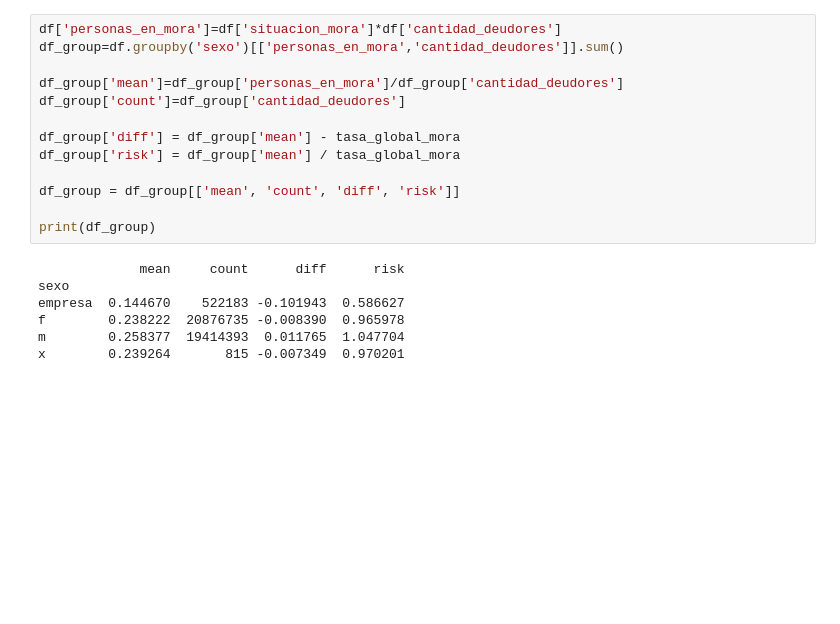
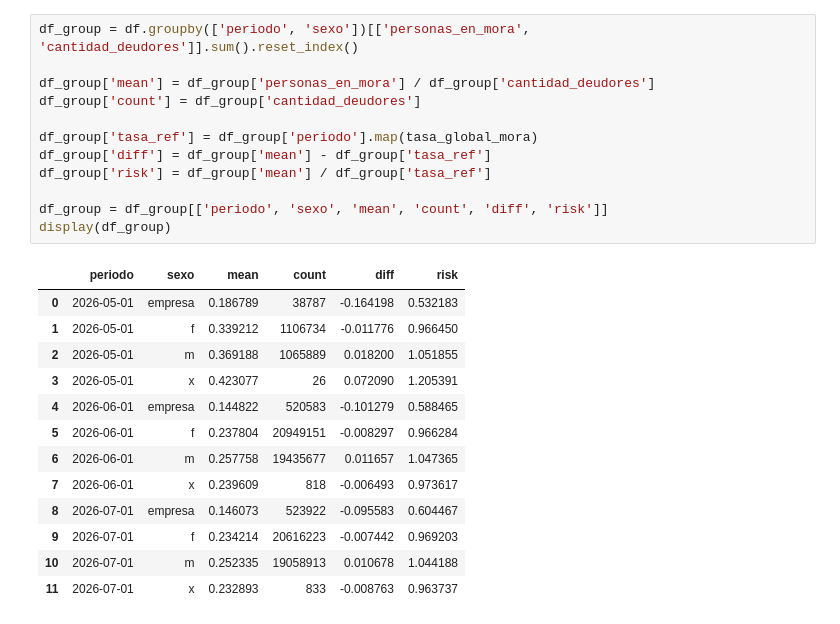
Before and after one commit to rfhfmnn/deudores-bcra, a Jupyter notebook: 3_stats.ipynb, the cells around one changed output. Drawn from its saved outputs; the diff is of its cells as text; blank space fills up the shorter version.

```diff
--- a/3_stats.ipynb
+++ b/3_stats.ipynb
@@ -71,23 +90,29 @@ print(mora_female,mora_varones)
 # %%
-df['personas_en_mora']=df['situacion_mora']*df['cantidad_deudores']
-df_group=df.groupby('sexo')[['personas_en_mora','cantidad_deudores']].sum()
+df_group = df.groupby(['periodo', 'sexo'])[['personas_en_mora', 'cantidad_deudores']].sum().reset_index()
 
-df_group['mean']=df_group['personas_en_mora']/df_group['cantidad_deudores']
-df_group['count']=df_group['cantidad_deudores']
+df_group['mean'] = df_group['personas_en_mora'] / df_group['cantidad_deudores']
+df_group['count'] = df_group['cantidad_deudores']
 
-df_group['diff'] = df_group['mean'] - tasa_global_mora
-df_group['risk'] = df_group['mean'] / tasa_global_mora
+df_group['tasa_ref'] = df_group['periodo'].map(tasa_global_mora)
+df_group['diff'] = df_group['mean'] - df_group['tasa_ref']
+df_group['risk'] = df_group['mean'] / df_group['tasa_ref']
 
-df_group = df_group[['mean', 'count', 'diff', 'risk']]
-
-print(df_group)
+df_group = df_group[['periodo', 'sexo', 'mean', 'count', 'diff', 'risk']]
+display(df_group)
 # %% [output]
-             mean     count      diff      risk
-sexo
-empresa  0.144670    522183 -0.101943  0.586627
-f        0.238222  20876735 -0.008390  0.965978
-m        0.258377  19414393  0.011765  1.047704
-x        0.239264       815 -0.007349  0.970201
+|  | periodo | sexo | mean | count | diff | risk |
+| 0 | 2026-05-01 | empresa | 0.186789 | 38787 | -0.164198 | 0.532183 |
+| 1 | 2026-05-01 | f | 0.339212 | 1106734 | -0.011776 | 0.966450 |
+| 2 | 2026-05-01 | m | 0.369188 | 1065889 | 0.018200 | 1.051855 |
+| 3 | 2026-05-01 | x | 0.423077 | 26 | 0.072090 | 1.205391 |
+| 4 | 2026-06-01 | empresa | 0.144822 | 520583 | -0.101279 | 0.588465 |
+| 5 | 2026-06-01 | f | 0.237804 | 20949151 | -0.008297 | 0.966284 |
+| 6 | 2026-06-01 | m | 0.257758 | 19435677 | 0.011657 | 1.047365 |
+| 7 | 2026-06-01 | x | 0.239609 | 818 | -0.006493 | 0.973617 |
+| 8 | 2026-07-01 | empresa | 0.146073 | 523922 | -0.095583 | 0.604467 |
+| 9 | 2026-07-01 | f | 0.234214 | 20616223 | -0.007442 | 0.969203 |
+| 10 | 2026-07-01 | m | 0.252335 | 19058913 | 0.010678 | 1.044188 |
+| 11 | 2026-07-01 | x | 0.232893 | 833 | -0.008763 | 0.963737 |
 # %%
 df.columns
 # %% [output]
```
Also changed, not shown: parts of 15 cells of this notebook, 6 other files.
